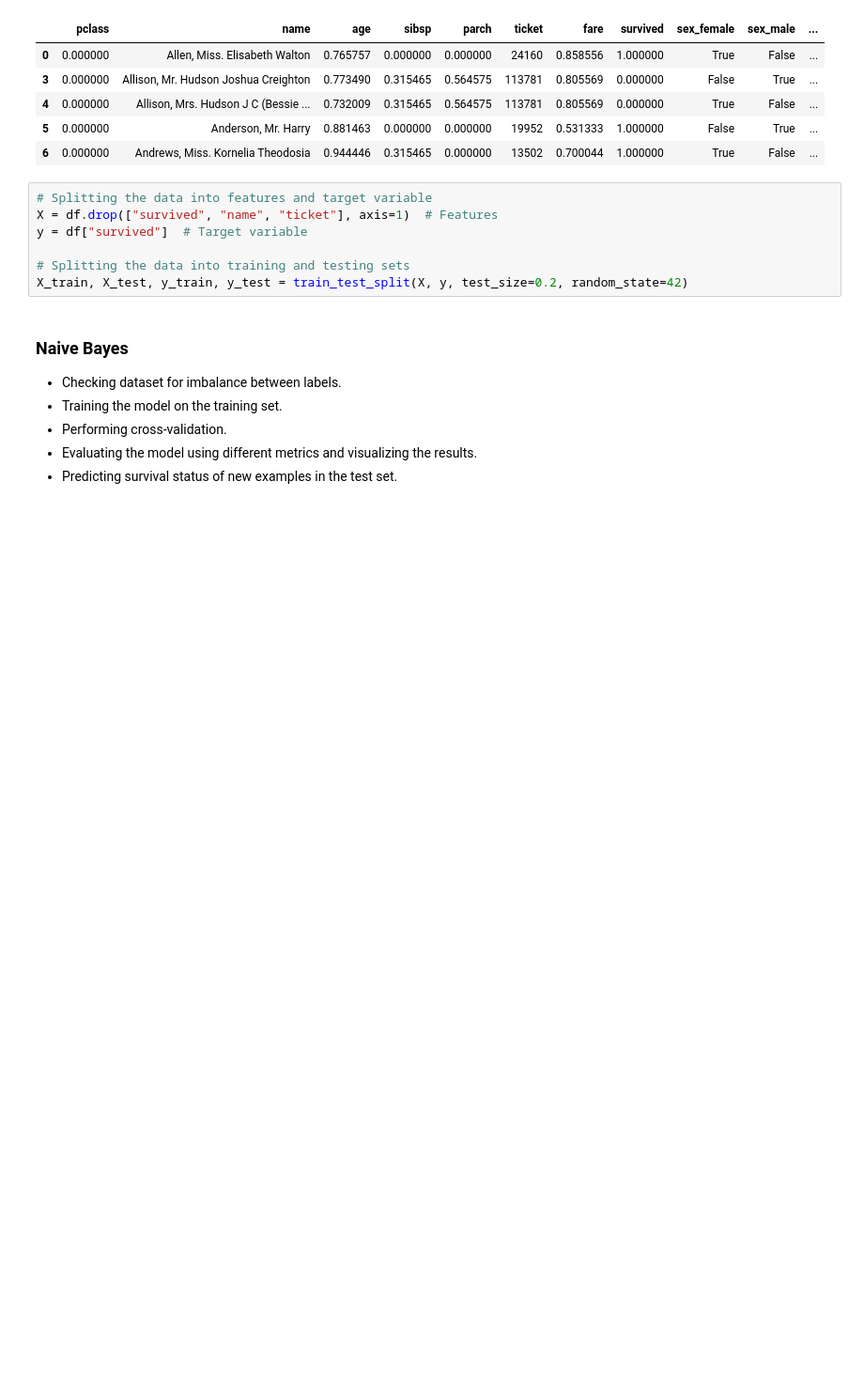
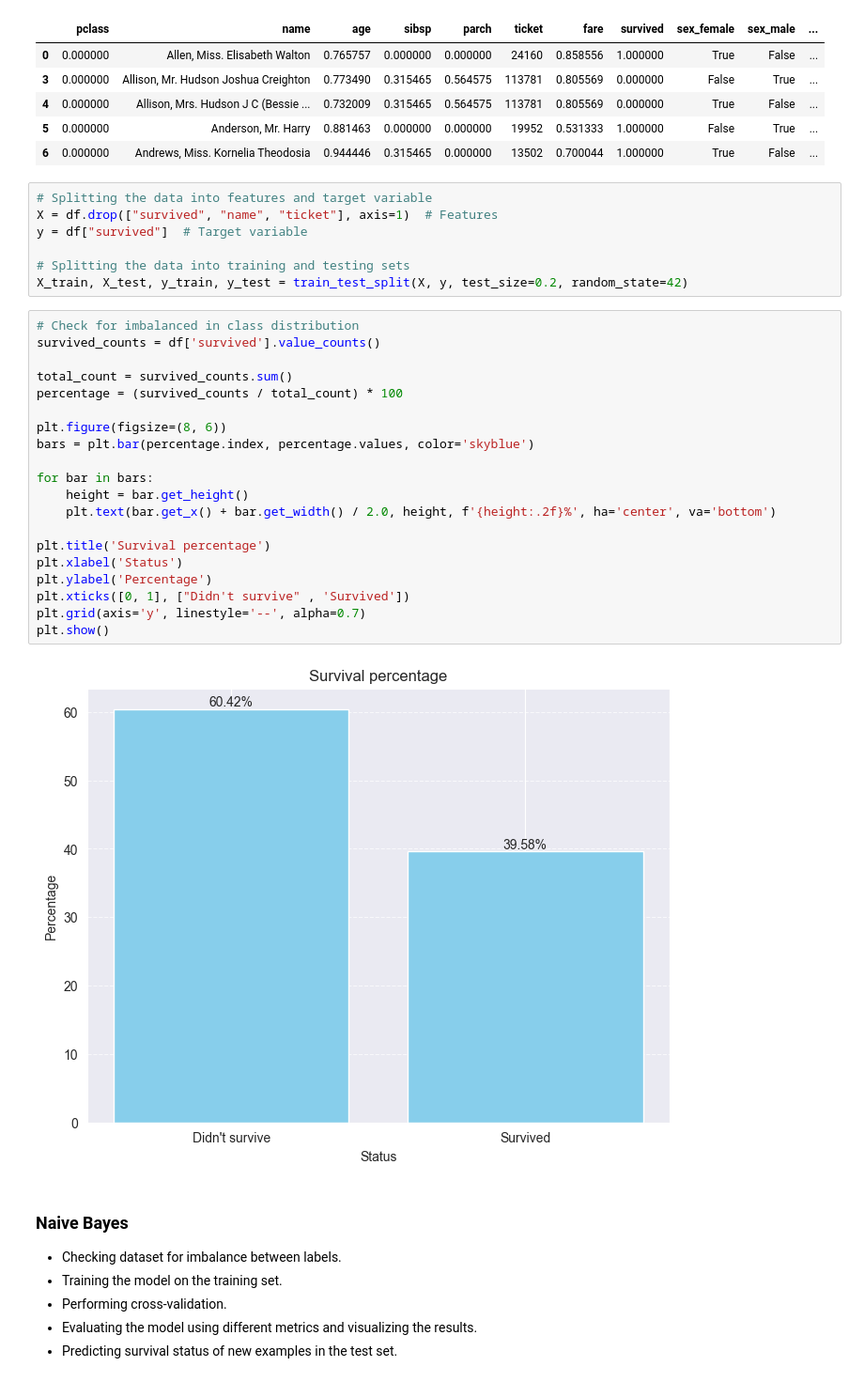
Before and after one commit to faresmohamed260/School-Work, a Jupyter notebook: Machine Learning/Final Project/Passengers survival status.ipynb, the cells around one changed output. Shown: that part at 94% size. Saved outputs shown, nothing was run; the diff lists cells and outputs as text; blank space fills up the shorter version.

```diff
--- a/Machine Learning/Final Project/Passengers survival status.ipynb
+++ b/Machine Learning/Final Project/Passengers survival status.ipynb
@@ -224,6 +224,28 @@ y = df["survived"]  # Target variable
 
 # Splitting the data into training and testing sets
 X_train, X_test, y_train, y_test = train_test_split(X, y, test_size=0.2, random_state=42)
+# %%
+# Check for imbalanced in class distribution
+survived_counts = df['survived'].value_counts()
+
+total_count = survived_counts.sum()
+percentage = (survived_counts / total_count) * 100
+
+plt.figure(figsize=(8, 6))
+bars = plt.bar(percentage.index, percentage.values, color='skyblue')
+
+for bar in bars:
+    height = bar.get_height()
+    plt.text(bar.get_x() + bar.get_width() / 2.0, height, f'{height:.2f}%', ha='center', va='bottom')
+
+plt.title('Survival percentage')
+plt.xlabel('Status')
+plt.ylabel('Percentage')
+plt.xticks([0, 1], ["Didn't survive" , 'Survived'])
+plt.grid(axis='y', linestyle='--', alpha=0.7)
+plt.show()
+# %% [output]
+[figure, added]
 # %% [markdown]
 ### Naive Bayes
    * Checking dataset for imbalance between labels.
```
Also changed, not shown: parts of 2 cells of this notebook, 1 other file.
